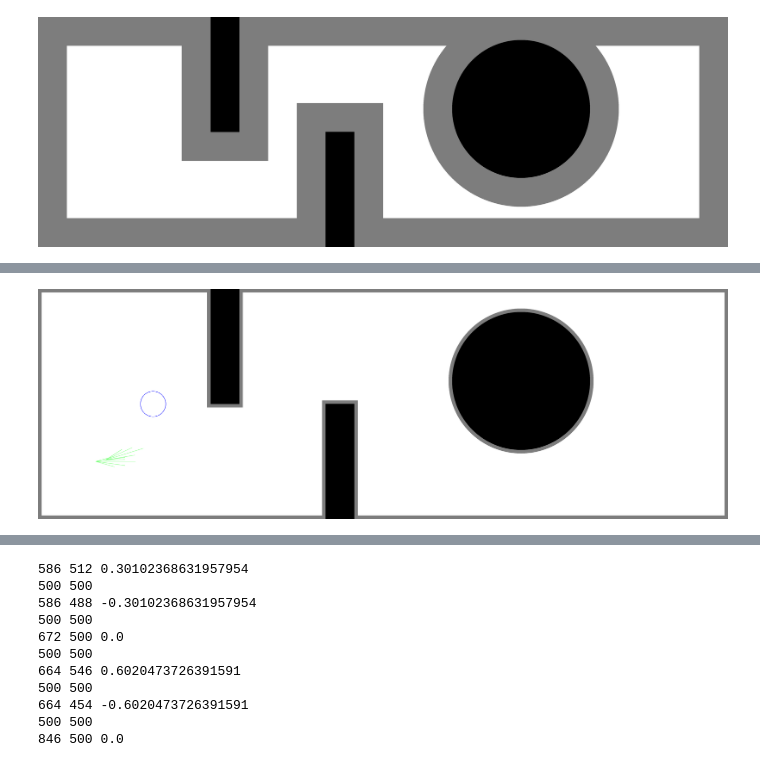
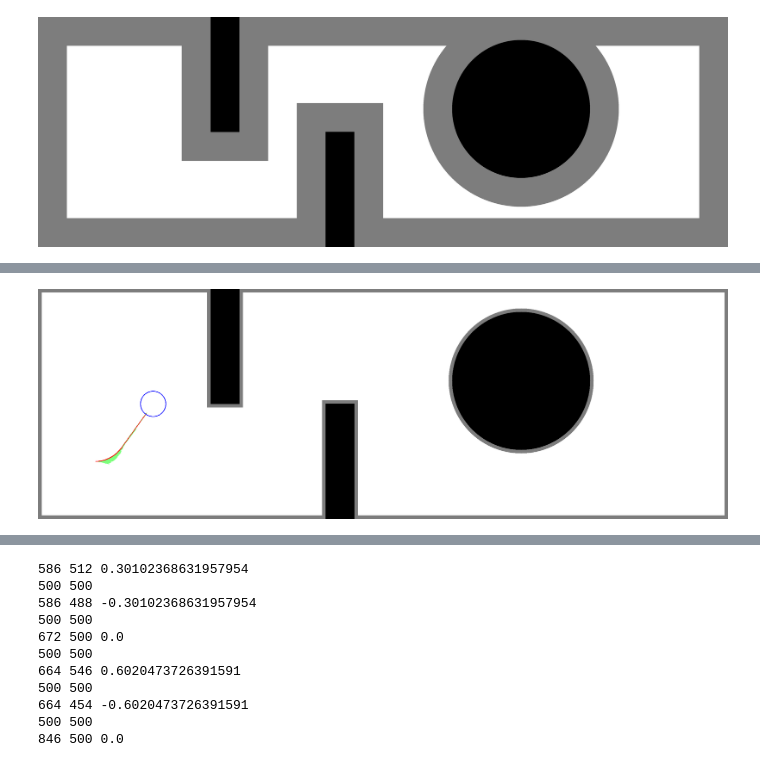
Before and after one commit to lorocks/Nonholonomic_A_Star_Algorithm, a Jupyter notebook: Project3_Phase2_Part1.ipynb, the cells around one changed output, grey strips where cells are left out. Drawn from its saved outputs; the diff is of its cells as text; code cells hidden in the pictures.

```diff
--- a/Project3_Phase2_Part1.ipynb
+++ b/Project3_Phase2_Part1.ipynb
@@ -367,6 +376,7 @@ Execution time: 0.0016090869903564453 seconds
 # %%
 path = []
 path_action = []
+path_steps = []
 if not last_explored == -1:
   index = last_explored
 else:
@@ -379,6 +389,7 @@ while backtrack_grid[index] > 0:
     # path.append((x_pos / scale, y_pos / scale))
     path.append((x_pos, y_pos))
     path_action.append(actions[backtrack_action[index]])
+    path_steps.append(visited_steps[backtrack_path[index]])
     # print(x_pos, y_pos)
     # print(((x_pos - goal_x)**2 + (y_pos - goal_y)**2)**0.5)
 
@@ -390,74 +401,87 @@ path_action.reverse()
 grid_i, gray = createGrid(height, width, obstacle_bounding_boxes, math.ceil(unscaled_clearance * scale), math.ceil(unscaled_clearance * scale), 0, scale)
 
 # gray = grid.copy()
 # gray = gray.reshape((height, width))
 image = gray.copy()
 # image = np.full((height, width, 3), (224, 224, 224))
 # image[gray == 125] = (125, 125, 125)
 # image[gray == 0] = (0, 0, 0)
 # image = np.ascontiguousarray(image, dtype=np.uint8)
 
-visited_length = len(visited)
 
-for i in range(0, visited_length, 2):
-  cv2.line(image, (visited[i][0], visited[i][1]), visited[i+1], (125, 255, 125), 2)
+### Visited Show
+# visited_length = len(visited)
+
+# for i in range(0, visited_length, 2):
+#   cv2.line(image, (visited[i][0], visited[i][1]), visited[i+1], (125, 255, 125), 2)
 
 
+for steps in visited_steps:
+  for i in range(0, 10):
+    cv2.line(image, steps[i], steps[i+1], (125, 255, 125), 2)
+
+
+
+### Final Path Show
 # for point in path:
 #   cv2.circle(image, point, 2, (255, 0, 0), -1)
 
+for steps in path_steps:
+  for i in range(0, 10):
+    cv2.line(image, steps[i], steps[i+1], (0, 0, 255), 2)
 
 
-def plot_curve(X0, Y0, Theta0, RPM_L, RPM_R):
-    time_run = 1
-    r = wheel_radius * scale
-    L = wheel_dist * scale
-    t = 0
-    dt=0.1
-    new_x = X0
-    new_y = Y0
-    theta_new = math.pi * Theta0 / 180
-    #calculate right and left wheel velocities using RPM
-    ul = RPM_L
-    ur = RPM_R
-    steps = []
-    while t < time_run:
-        t = t + dt
-        X0 = new_x
-        Y0 = new_y
-        new_x += (r/2) * (ul+ur) * math.cos(theta_new) * dt
-        new_y += (r/2) * (ul+ur) * math.sin(theta_new) * dt
-        theta_new += (r / L) * (ur - ul) * dt
-        steps.append((round(new_x), round(new_y)))
 
-    new_final_orientation = 180 * (theta_new) / 3.14
-    return new_x, new_y, new_final_orientation, steps
+# def plot_curve(X0, Y0, Theta0, RPM_L, RPM_R):
+#     time_run = 1
+#     r = wheel_radius * scale
+#     L = wheel_dist * scale
+#     t = 0
+#     dt=0.1
+#     new_x = X0
+#     new_y = Y0
+#     theta_new = math.pi * Theta0 / 180
+#     #calculate right and left wheel velocities using RPM
+#     ul = RPM_L
+#     ur = RPM_R
+#     steps = []
+#     while t < time_run:
+#         t = t + dt
+#         X0 = new_x
+#         Y0 = new_y
+#         new_x += (r/2) * (ul+ur) * math.cos(theta_new) * dt
+#         new_y += (r/2) * (ul+ur) * math.sin(theta_new) * dt
+#         theta_new += (r / L) * (ur - ul) * dt
+#         steps.append((round(new_x), round(new_y)))
 
-last = -1
-for point in path:
-    if last == -1:
-        last = point
-    else:
-        cv2.line(image, last, point, (0, 0, 255), 2)
-        last = point
+#     new_final_orientation = 180 * (theta_new) / 3.14
+#     return new_x, new_y, new_final_orientation, steps
 
-x = starting_x
-y = starting_y
-theta = starting_theta
-for action in path_action:
-  x, y, theta, steps = plot_curve(x, y, theta, action[0], action[1])
-  for step in steps:
-    cv2.circle(image, step, 3, (0, 0, 255), -1)
+# last = -1
+# for point in path:
+#     if last == -1:
+#         last = point
+#     else:
+#         cv2.line(image, last, point, (0, 0, 255), 2)
+#         last = point
+
+# x = starting_x
+# y = starting_y
+# theta = starting_theta
+# for action in path_action:
+#   x, y, theta, steps = plot_curve(x, y, theta, action[0], action[1])
+#   for step in steps:
+#     cv2.circle(image, step, 3, (0, 0, 255), -1)
 
 
 
 cv2.circle(image, (goal_x, goal_y), int(goal_threshold), (255, 0, 0), 2)
 image = cv2.flip(image, 0)
 image = np.uint8(image)
 
 cv2_imshow(image)
 # %% [output]
-[figure, old version]
+[figure, new version]
 # %%
 visited
 # %% [output]
```
Also changed, not shown: parts of 2 cells of this notebook.
